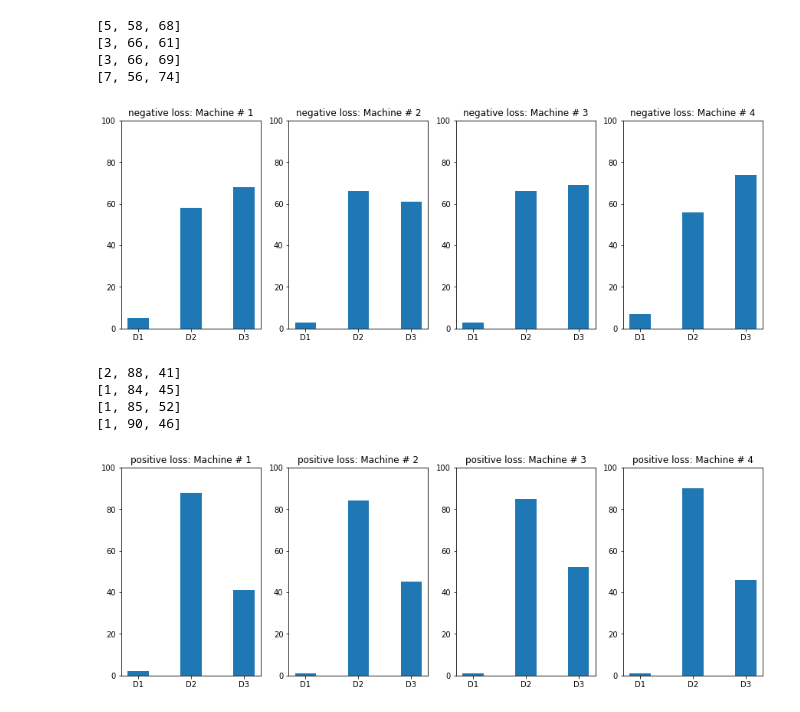
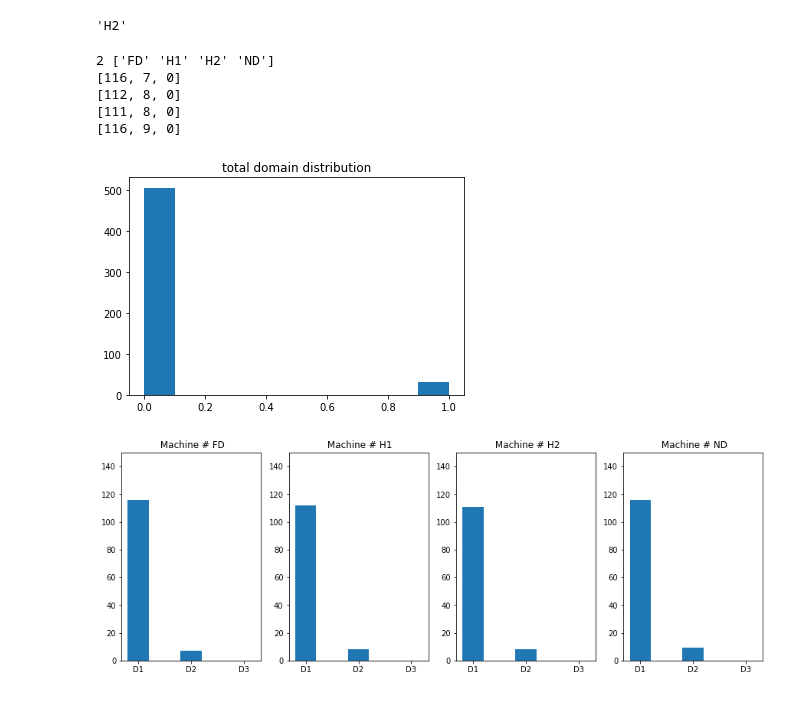
Before and after one commit to DIDSR/DomId, a Jupyter notebook: notebooks/HER2_results.ipynb, the cells around one changed output. Drawn from its saved outputs; the diff is of its cells as text; code cells hidden in the pictures.

```diff
--- a/notebooks/HER2_results.ipynb
+++ b/notebooks/HER2_results.ipynb
@@ -107,7 +172,0 @@ experiments = [ex]
-# %%
-for ex in experiments:
-    loss, acc, te_loss, te_acc, domain, machine, machine_num, Z, args = load_files(ex)
-    title = 'Experiment: '+args[0]+" " +args[1]+": zd_dim = "+args[3]+ " ,lr = "+args[7]+ " ,num_classes = "+args[5]
-    TSNE_funtion(6, 10, 510, Z,domain, machine_num, title, produce_visuals=True)
-#TSNE_funtion(6, 10, 350, Z_p,domain_p, machine_num_p, produce_visuals=True)
-#perplexity, lr, n_iter, Z,domain, machine_num, title, produce_visuals=True
@@ -118,4 +175,6 @@ for ex in experiments:
 # %%
-TSNE_funtion(6, 10, 875, Z,domain, machine_num, produce_visuals=True)
-TSNE_funtion(6, 10, 875, Z_p,domain_p, machine_num_p, produce_visuals=True)
+for i in range(2, 80, 20):
+    title = 'Experiment: '+args[0]+" " +args[1]+": zd_dim = "+args[3]+ " ,lr = "+args[7]+ " ,num_classes = "+args[5]
+
+    TSNE_funtion(i, 2, 450, Z,domain, machine_num,title, produce_visuals=True)
 # %% [output]
@@ -171,44 +238,52 @@ machines_per_domain(domain_p, machine_p, 'Positive loss')
 # %%
 def domain_per_machine(domain, machine, experiment_name):
     plt.figure(figsize = (15,5))
+    machine_num = np.unique(machine)
     domain_names = np.unique(domain)
-    for i in range(0, 4):
+    counter=0
+    c = 0
+    print(len(domain_names), machine_num)
+    for i in machine_num:
 
         d1 = 0
         d2 =0
         d3 =0
 
 
-        for j in range(len(machine)):
-
-            if domain[j]==domain_names[1] and machine_num[j]==i:
+        for j in range(len(domain)-50):
+            #print(i, j, domain[j], machine[j])
+            if domain[j]==domain_names[0] and machine[j]==i:
                 d1+=1
-            if domain[j]== domain_names[2] and machine_num[j]== i:
+            if domain[j]== domain_names[1] and machine[j]==i:
                 d2+=1
-            if domain[j]==domain_names[3] and machine_num[j]==i:
-                d3+=1
+            try:
+                if domain[j]==domain_names[2] and machine[j]==i:
+                    d3+=1
+            except:
+                c+=1
         print([d1, d2, d3])
-        plt.subplot(1,4,i+1)
+        plt.subplot(1,4,counter+1)
         plt.bar([0, 2, 4], [d1, d2, d3])
         plt.xticks([0, 2, 4], ['D1', 'D2', 'D3'])
-        plt.title(experiment_name+': Machine # ' +str(i+1))
-        plt.ylim(0, 100)
+        plt.title(experiment_name+' Machine # ' +str(i))
+        plt.ylim(0, 150)
+        counter+=1
 
 
     plt.show()
+# %%
+machine[4]
+# %% [output]
+'H2'
 # %%
-domain_per_machine(domain, machine, 'negative loss')
+plt.hist(domain)
+plt.title('total domain distribution')
+domain_per_machine(domain, machine, '')
 # %% [output]
-[5, 58, 68]
-[3, 66, 61]
-[3, 66, 69]
-[7, 56, 74]
+2 ['FD' 'H1' 'H2' 'ND']
+[116, 7, 0]
+[112, 8, 0]
+[111, 8, 0]
+[116, 9, 0]
-[figure, old version]
+[figure, new version]
+[figure, added]
-# %%
-domain_per_machine(domain_p, machine_p, 'positive loss')
-# %% [output]
-[2, 88, 41]
-[1, 84, 45]
-[1, 85, 52]
-[1, 90, 46]
-[figure, removed]
```
Also changed, not shown: parts of 15 cells of this notebook.
